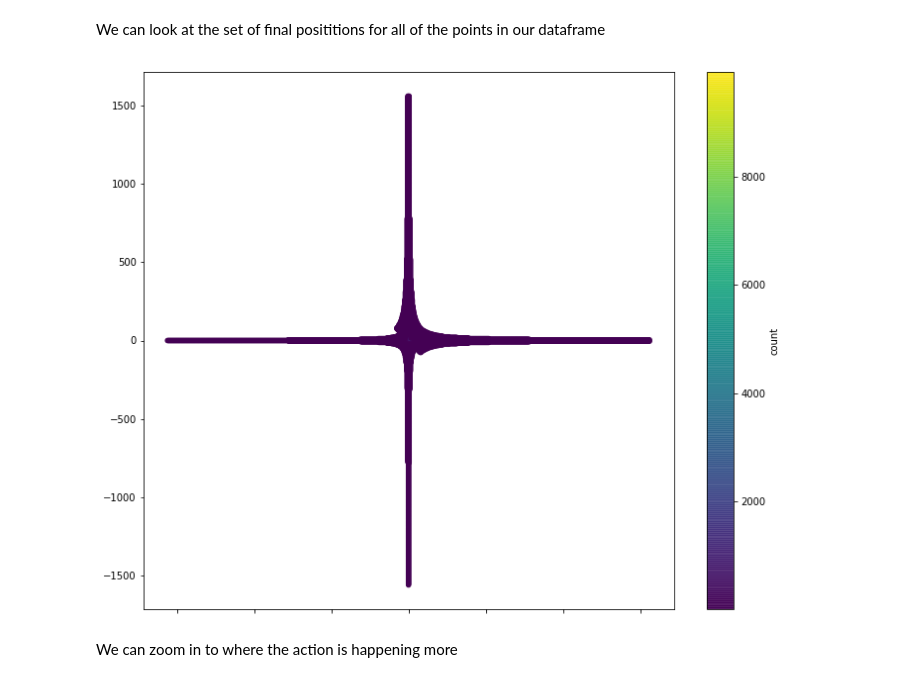
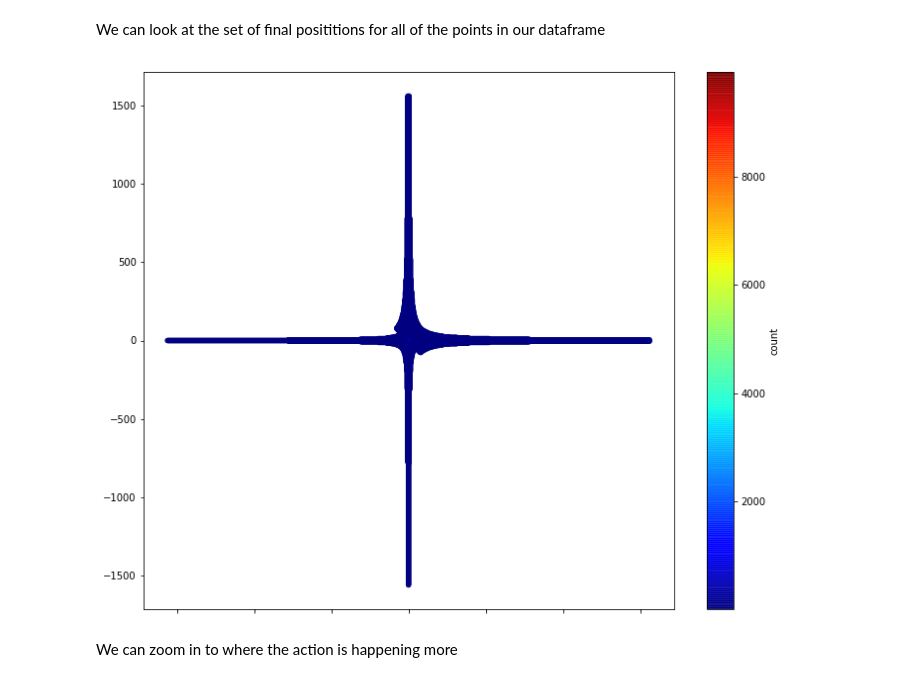
Before and after one commit to BrookeOgrodnik/CommutatorSubgroups, a Jupyter notebook: PythonCode/Walks_of_traces.ipynb, the cells around one changed output. Cells and saved outputs as stored; diff of their text form; code cells hidden in the pictures.

```diff
--- a/PythonCode/Walks_of_traces.ipynb
+++ b/PythonCode/Walks_of_traces.ipynb
@@ -68,17 +68,17 @@ We can look at the set of final posititions for all of the points in our datafra
 # %%
 xpositions=[a[0] for a in multiplicity]
 ypositions=[a[1] for a in multiplicity]
 dataframeCreate=pd.DataFrame({"xval":xpositions,"yval":ypositions,"count":counts})
 dataframeCreate.plot(kind="scatter", x = "xval", y = "yval",
-             alpha = .9, figsize=(12,10), c="count",cmap = plt.get_cmap("viridis"),
+             alpha = .9, figsize=(12,10), c="count",cmap = plt.get_cmap("jet"),
              colorbar=True)
 #plt.title("Heat map of the final positions of the conjugacy classes", fontsize = 40)
 #plt.xlabel("x", fontsize=16)
 plt.ylabel("", fontsize=16)
 
 plt.show()
 # %% [output]
-[figure, old version]
+[figure, new version]
 # %% [markdown]
 We can zoom in to where the action is happening more
 # %%
```
Also changed, not shown: parts of 5 cells of this notebook, 1 other file.
